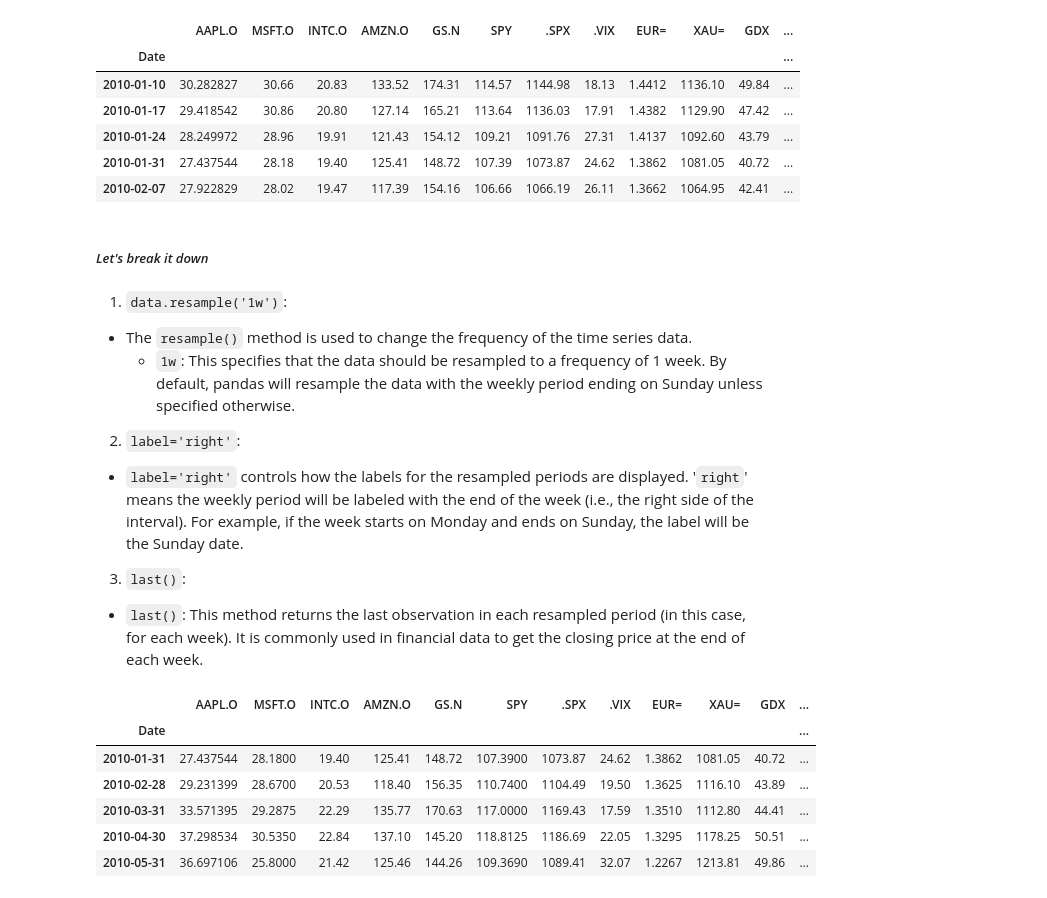
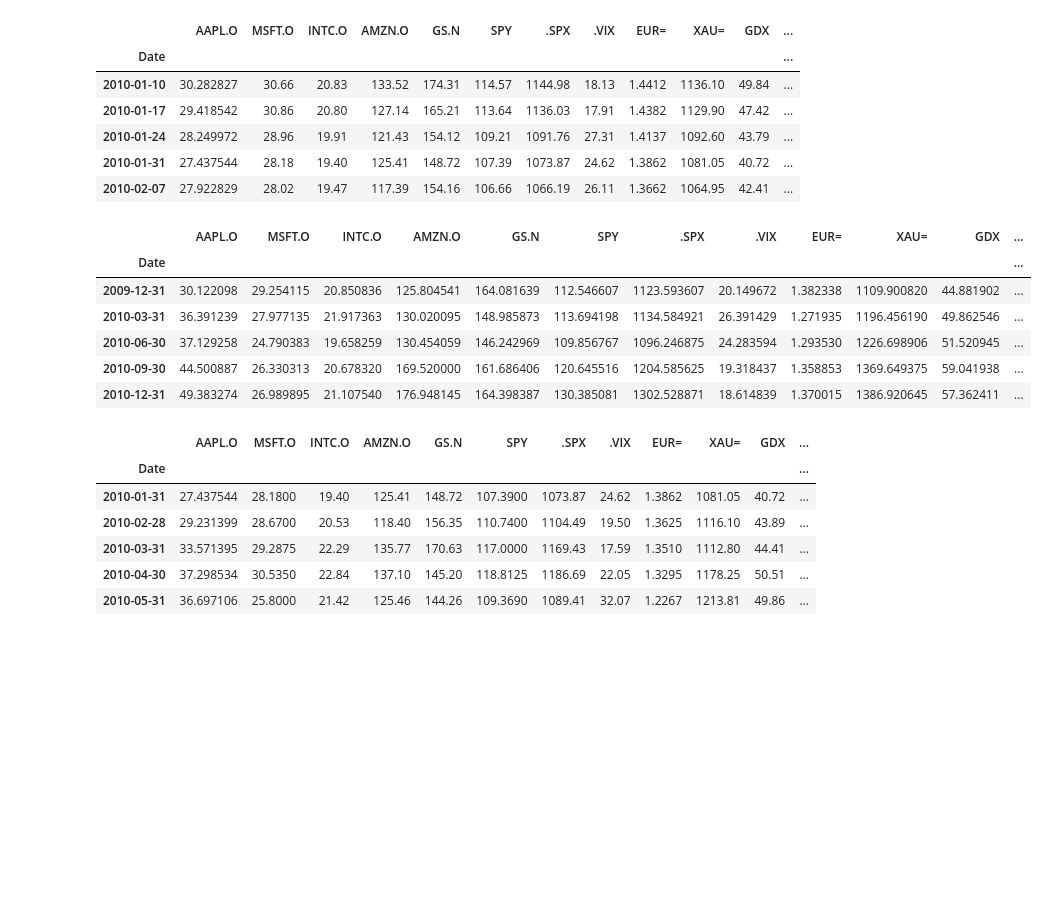
Before and after one commit to trkrkn/datascienceforfinance, a Jupyter notebook: Notebooks/11 - Time Series.ipynb, the cells around one changed output. Drawn from its saved outputs; the diff is of its cells as text; code cells hidden in the pictures; blank space fills up the shorter version.

```diff
--- a/Notebooks/11 - Time Series.ipynb
+++ b/Notebooks/11 - Time Series.ipynb
@@ -311,21 +366,17 @@ data.resample('1w', label='right').last().head()
 | 2010-01-24 | 28.249972 | 28.96 | 19.91 | 121.43 | 154.12 | 109.21 | 1091.76 | 27.31 | 1.4137 | 1092.60 | 43.79 | ... |
 | 2010-01-31 | 27.437544 | 28.18 | 19.40 | 125.41 | 148.72 | 107.39 | 1073.87 | 24.62 | 1.3862 | 1081.05 | 40.72 | ... |
 | 2010-02-07 | 27.922829 | 28.02 | 19.47 | 117.39 | 154.16 | 106.66 | 1066.19 | 26.11 | 1.3662 | 1064.95 | 42.41 | ... |
-# %% [markdown]
-##### *Let's break it down*
-# %% [markdown]
-1. `data.resample('1w')`:
-
-- The `resample()` method is used to change the frequency of the time series data.
-    - `1w`: This specifies that the data should be resampled to a frequency of 1 week.
-By default, pandas will resample the data with the weekly period ending on Sunday unless specified otherwise.
-
-2. `label='right'`:
-
-- `label='right'` controls how the labels for the resampled periods are displayed. '`right`' means the weekly period will be labeled with the end of the week (i.e., the right side of the interval). For example, if the week starts on Monday and ends on Sunday, the label will be the Sunday date.
-
-3. `last()`:
-- `last()`: This method returns the last observation in each resampled period (in this case, for each week). It is commonly used in financial data to get the closing price at the end of each week.
+# %%
+# Resample to quarterly data, labeling periods at the start of the quarter
+data.resample('Q', label='left').mean().head()
+# %% [output]
+|  | AAPL.O | MSFT.O | INTC.O | AMZN.O | GS.N | SPY | .SPX | .VIX | EUR= | XAU= | GDX | ... |
+| Date |  |  |  |  |  |  |  |  |  |  |  | ... |
+| 2009-12-31 | 30.122098 | 29.254115 | 20.850836 | 125.804541 | 164.081639 | 112.546607 | 1123.593607 | 20.149672 | 1.382338 | 1109.900820 | 44.881902 | ... |
+| 2010-03-31 | 36.391239 | 27.977135 | 21.917363 | 130.020095 | 148.985873 | 113.694198 | 1134.584921 | 26.391429 | 1.271935 | 1196.456190 | 49.862546 | ... |
+| 2010-06-30 | 37.129258 | 24.790383 | 19.658259 | 130.454059 | 146.242969 | 109.856767 | 1096.246875 | 24.283594 | 1.293530 | 1226.698906 | 51.520945 | ... |
+| 2010-09-30 | 44.500887 | 26.330313 | 20.678320 | 169.520000 | 161.686406 | 120.645516 | 1204.585625 | 19.318437 | 1.358853 | 1369.649375 | 59.041938 | ... |
+| 2010-12-31 | 49.383274 | 26.989895 | 21.107540 | 176.948145 | 164.398387 | 130.385081 | 1302.528871 | 18.614839 | 1.370015 | 1386.920645 | 57.362411 | ... |
 # %%
 data.resample('1m', label = 'right').last().head()
 # %% [output]
```
Also changed, not shown: parts of 90 cells of this notebook, 14 other files.
